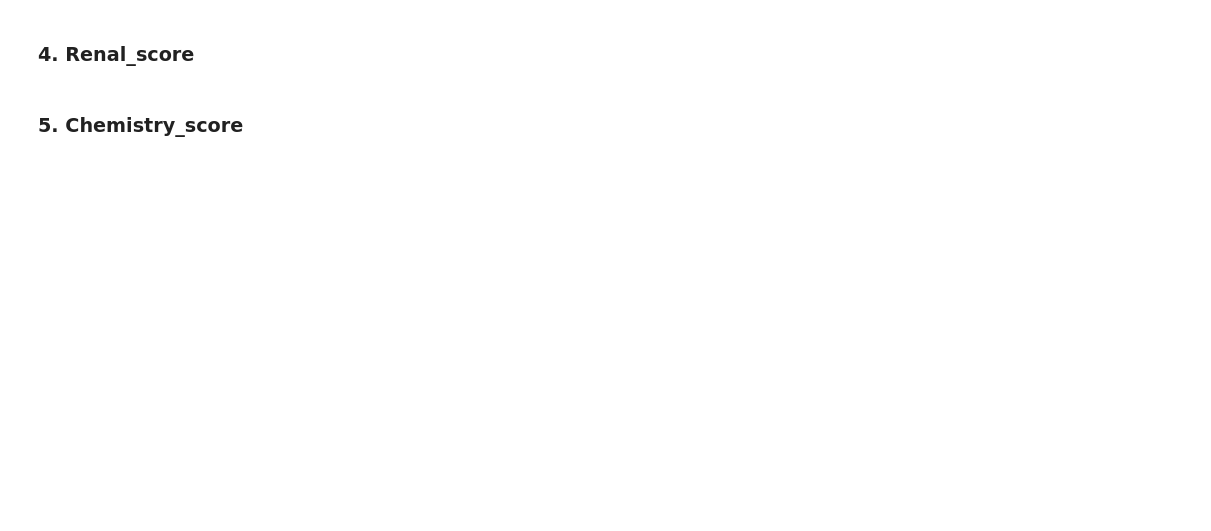
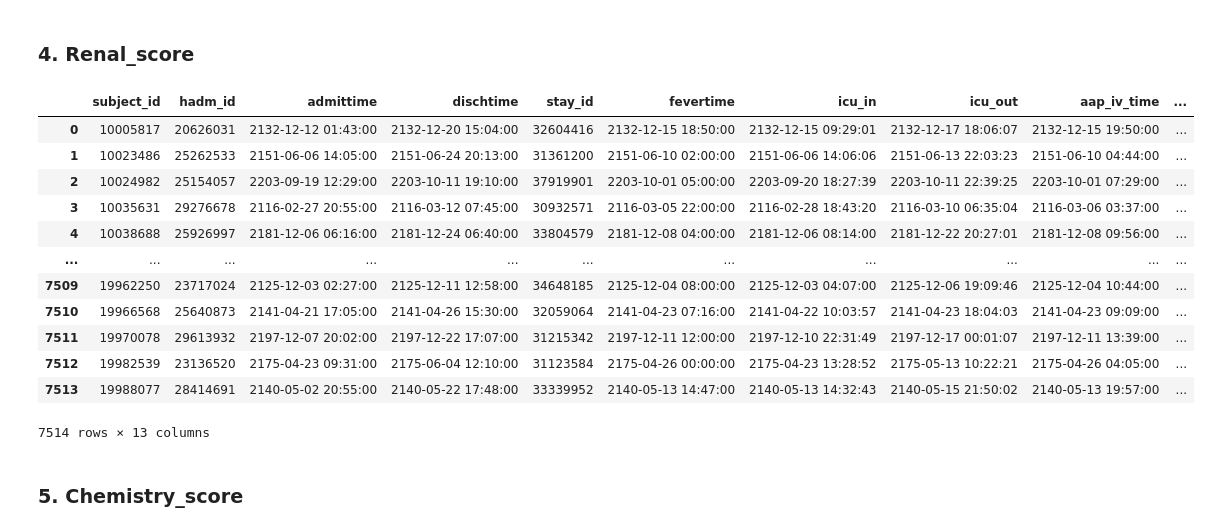
Before and after one commit to areum-choe/SNUH_Bigdata-Center, a Jupyter notebook: 해열제 투여 후 환자의 사망률 예측 프로젝트/saps2.ipynb, the cells around one changed output. Saved outputs shown, nothing was run; the diff lists cells and outputs as text; code cells hidden in the pictures; blank space fills up the shorter version.

```diff
--- a/해열제 투여 후 환자의 사망률 예측 프로젝트/saps2.ipynb
+++ b/해열제 투여 후 환자의 사망률 예측 프로젝트/saps2.ipynb
@@ -145,30 +216,39 @@ Oxygenation.to_csv(('SAPS2_SCORE_Oxygenation.csv'), index=False)
 ### 4. Renal_score
 # %%
 import pandas as pd
-file='/save/saps2_file/mimic_m2_case2_p_renal.csv'
+file='/save/saps2_file/mimic_Renal.csv'
 Renal=pd.read_csv(file, sep=',', encoding='CP949')
 # %%
 Renal= Renal.replace({np.nan:None})
 
 def Renal_score(table):
 
     # Renal_score
     for i, row in table.iterrows():
         if table.at[i,'bun'] == None:
-            if table.at[i,'uric_acid'] == None:
-                table.at[i,'Renal_score'] = None
+            table.at[i,'Renal_score']= None
+        elif table.at[i,'bun'] >= 84:
+            table.at[i,'Renal_score'] = 10
+        elif table.at[i,'bun'] >= 28:
+            table.at[i,'Renal_score']= 6
         else:
-            table['uric_acid'] = table['uric_acid'].fillna(0)
-            if table.at[i,'bun'] < 28 or (table.at[i,'uric_acid'] >= 1 and table.at[i,'uric_acid'] < 10) :
-                table.at[i,'Renal_score'] = 0
-            elif table.at[i,'bun'] <= 83 or (table.at[i,'uric_acid'] >= 1 and table.at[i,'uric_acid'] < 30) :
-                table.at[i,'Renal_score']= 6
-            elif table.at[i,'bun'] >= 84 or (table.at[i,'uric_acid'] >= 1 and table.at[i,'uric_acid'] >= 30) :
-                table.at[i,'Renal_score']= 10
-            else:
-                table.at[i,'Renal_score']= 0
+            table.at[i,'Renal_score']= 0
 Renal_score(Renal)
 Renal
+# %% [output]
+|  | subject_id | hadm_id | admittime | dischtime | stay_id | fevertime | icu_in | icu_out | aap_iv_time | ... |
+| 0 | 10005817 | 20626031 | 2132-12-12 01:43:00 | 2132-12-20 15:04:00 | 32604416 | 2132-12-15 18:50:00 | 2132-12-15 09:29:01 | 2132-12-17 18:06:07 | 2132-12-15 19:50:00 | ... |
+| 1 | 10023486 | 25262533 | 2151-06-06 14:05:00 | 2151-06-24 20:13:00 | 31361200 | 2151-06-10 02:00:00 | 2151-06-06 14:06:06 | 2151-06-13 22:03:23 | 2151-06-10 04:44:00 | ... |
+| 2 | 10024982 | 25154057 | 2203-09-19 12:29:00 | 2203-10-11 19:10:00 | 37919901 | 2203-10-01 05:00:00 | 2203-09-20 18:27:39 | 2203-10-11 22:39:25 | 2203-10-01 07:29:00 | ... |
+| 3 | 10035631 | 29276678 | 2116-02-27 20:55:00 | 2116-03-12 07:45:00 | 30932571 | 2116-03-05 22:00:00 | 2116-02-28 18:43:20 | 2116-03-10 06:35:04 | 2116-03-06 03:37:00 | ... |
+| 4 | 10038688 | 25926997 | 2181-12-06 06:16:00 | 2181-12-24 06:40:00 | 33804579 | 2181-12-08 04:00:00 | 2181-12-06 08:14:00 | 2181-12-22 20:27:01 | 2181-12-08 09:56:00 | ... |
+| ... | ... | ... | ... | ... | ... | ... | ... | ... | ... | ... |
+| 7509 | 19962250 | 23717024 | 2125-12-03 02:27:00 | 2125-12-11 12:58:00 | 34648185 | 2125-12-04 08:00:00 | 2125-12-03 04:07:00 | 2125-12-06 19:09:46 | 2125-12-04 10:44:00 | ... |
+| 7510 | 19966568 | 25640873 | 2141-04-21 17:05:00 | 2141-04-26 15:30:00 | 32059064 | 2141-04-23 07:16:00 | 2141-04-22 10:03:57 | 2141-04-23 18:04:03 | 2141-04-23 09:09:00 | ... |
+| 7511 | 19970078 | 29613932 | 2197-12-07 20:02:00 | 2197-12-22 17:07:00 | 31215342 | 2197-12-11 12:00:00 | 2197-12-10 22:31:49 | 2197-12-17 00:01:07 | 2197-12-11 13:39:00 | ... |
+| 7512 | 19982539 | 23136520 | 2175-04-23 09:31:00 | 2175-06-04 12:10:00 | 31123584 | 2175-04-26 00:00:00 | 2175-04-23 13:28:52 | 2175-05-13 10:22:21 | 2175-04-26 04:05:00 | ... |
+| 7513 | 19988077 | 28414691 | 2140-05-02 20:55:00 | 2140-05-22 17:48:00 | 33339952 | 2140-05-13 14:47:00 | 2140-05-13 14:32:43 | 2140-05-15 21:50:02 | 2140-05-13 19:57:00 | ... |
+7514 rows × 13 columns
 # %%
 Renal.to_csv(('SAPS2_SCORE_Renal.csv'), index=False)
 # %% [markdown]
```
Also changed, not shown: parts of 40 cells of this notebook, 3 other files.
